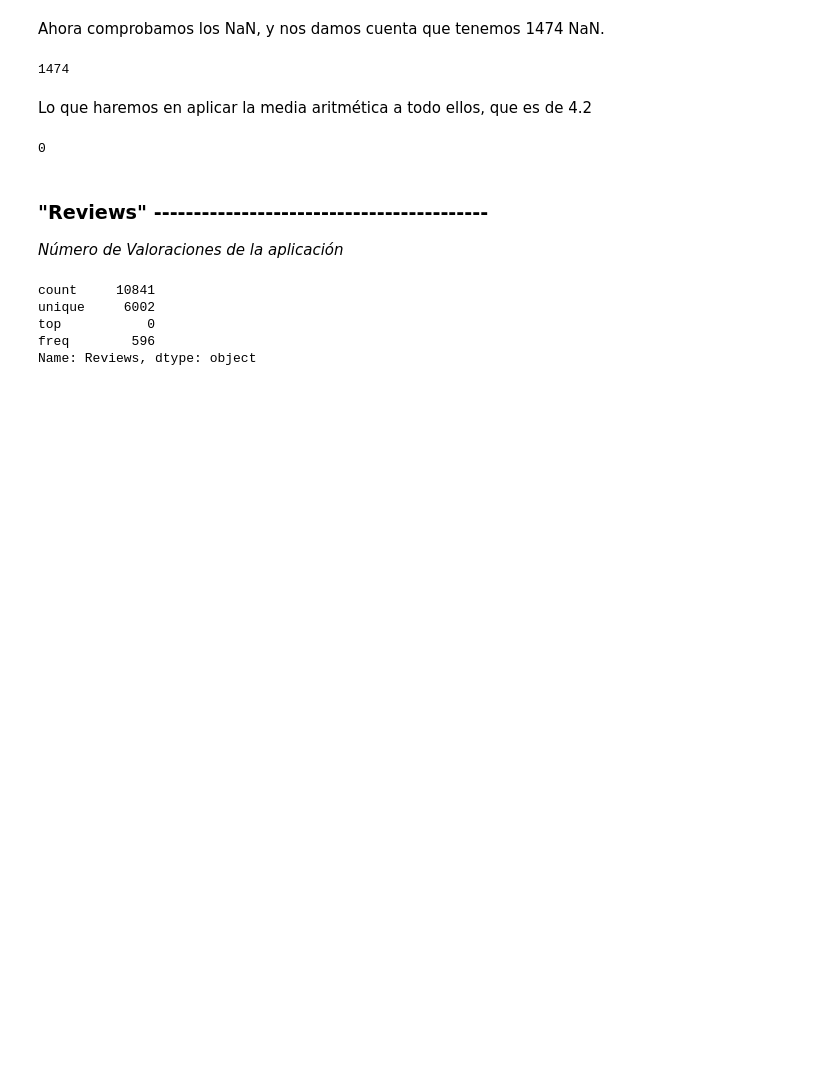
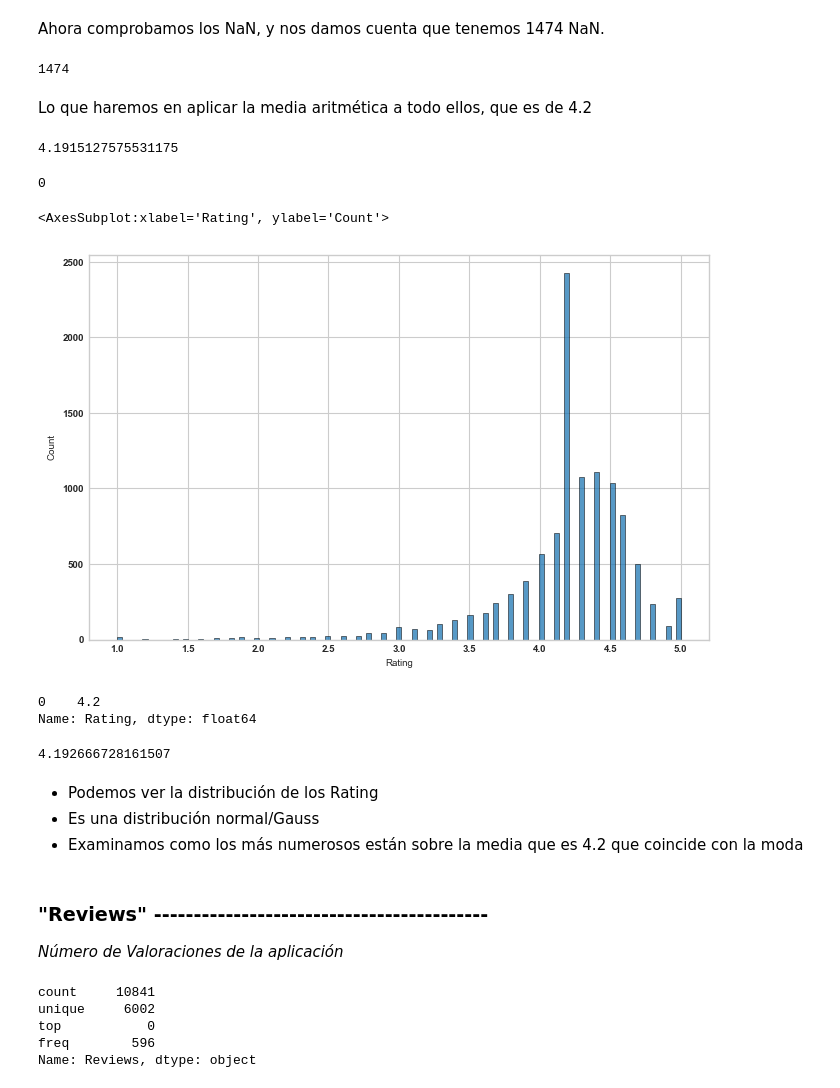
Before and after one commit to RobinGoldwing/golden-ML-GoogleApps, a Jupyter notebook: Google-MultiClas-Ruben.ipynb, the cells around one changed output. Cells and saved outputs as stored; diff of their text form; code cells hidden in the pictures; blank space fills up the shorter version.

```diff
--- a/Google-MultiClas-Ruben.ipynb
+++ b/Google-MultiClas-Ruben.ipynb
@@ -250,12 +269,34 @@ google['Rating'].isna().sum()
 1474
 # %% [markdown]
 Lo que haremos en aplicar la media aritmética a todo ellos, que es de 4.2
+# %%
+google['Rating'].mean()
+# %% [output]
+4.1915127575531175
 # %%
 google['Rating'] = google['Rating'].fillna(4.2)
 # %%
 google['Rating'].isna().sum()
 # %% [output]
 0
+# %%
+sns.histplot(data=google.Rating)
+# %% [output]
+<AxesSubplot:xlabel='Rating', ylabel='Count'>
+[figure, added]
+# %%
+google['Rating'].mode()
+# %% [output]
+0    4.2
+Name: Rating, dtype: float64
+# %%
+google['Rating'].mean()
+# %% [output]
+4.192666728161507
+# %% [markdown]
+- Podemos ver la distribución de los Rating
+- Es una distribución normal/Gauss
+- Examinamos como los más numerosos están sobre la media que es 4.2 que coincide con la moda
 # %% [markdown]
 ### "Reviews" ------------------------------------------
 *Número de Valoraciones de la aplicación*
```
Also changed, not shown: parts of 210 cells of this notebook.
